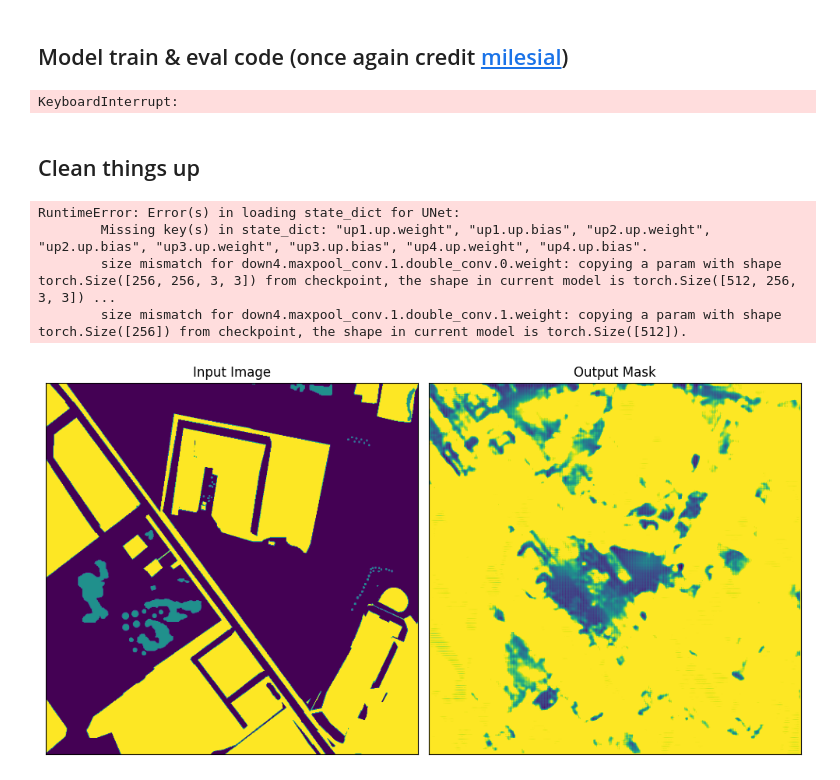
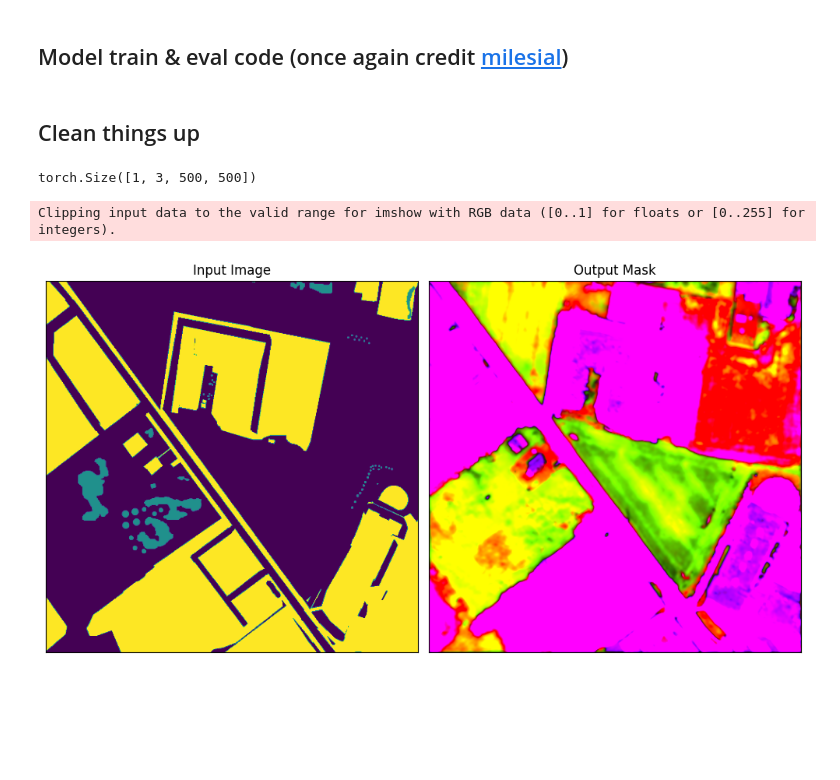
Before and after one commit to ULAS-HiPR/AI-utils, a Jupyter notebook: sznet/experiments/vanilla-unet.ipynb, the cells around one changed output. Drawn from its saved outputs; the diff is of its cells as text; code cells hidden in the pictures; blank space fills up the shorter version.

```diff
--- a/sznet/experiments/vanilla-unet.ipynb
+++ b/sznet/experiments/vanilla-unet.ipynb
@@ -553,74 +446,64 @@ def train_model(
             torch.save(state_dict, str(WEIGHTS_DIR + '/28_09__MULTICLASS_OUTPUT__{}_checkpoint_epoch{}.pth'.format(EXPERIMENT_NAME, epoch)))
             logging.info(f'Checkpoint {epoch} saved!')
 # %%
-from torch.optim import lr_scheduler
+# from torch.optim import lr_scheduler
 
-model = UNet(n_channels=3, n_classes=NUM_OF_CLASSES)
-model = model.to(memory_format=torch.channels_last)
+# model = UNet(n_channels=3, n_classes=NUM_OF_CLASSES)
+# model = model.to(memory_format=torch.channels_last)
 
-# model = model.to(TRAIN_DEVICE)
-# optimizer_ft = optim.Adam(model.parameters(), lr=1e-4)
+# logging.info(f'Network:\n'
+#                  f'\t{model.n_channels} input channels\n'
+#                  f'\t{model.n_classes} output channels (classes)\n')
+# model.to(device=TRAIN_DEVICE)
 
-# exp_lr_scheduler = lr_scheduler.StepLR(optimizer_ft, step_size=25, gamma=0.1)
-
-# model = train_model(model, optimizer_ft, exp_lr_scheduler, num_epochs=40)
-
-logging.info(f'Network:\n'
-                 f'\t{model.n_channels} input channels\n'
-                 f'\t{model.n_classes} output channels (classes)\n')
-model.to(device=TRAIN_DEVICE)
-
-train_model(
-            model=model,
-            epochs=10,
-            batch_size=BATCH_SIZE,
-            learning_rate=LEARNING_RATE,
-            device=TRAIN_DEVICE,
-            img_scale=0.5,
-            val_percent=0.1,
-            amp=False
-        )
+# train_model(
+#             model=model,
+#             epochs=10,
+#             batch_size=BATCH_SIZE,
+#             learning_rate=LEARNING_RATE,
+#             device=TRAIN_DEVICE,
+#             img_scale=0.5,
+#             val_percent=0.1,
+#             amp=False
+#         )
-# %% [output]
-KeyboardInterrupt:
 # %% [markdown]
 ## Clean things up
 # %%
-model = UNet(n_channels=3, n_classes=1, bilinear=False)
-model.load_state_dict(torch.load('/Users/conor/Development/AeroSoc/Payload/AI-utils/sznet/weights/vanilla_unet/19_09__unet_vanilla_checkpoint_epoch1.pth'))
-model.to(device)
+model = UNet(n_channels=3, n_classes=3, bilinear=True)
+model.load_state_dict(torch.load('/Users/conor/Development/AeroSoc/Payload/AI-utils/sznet/weights/vanilla_unet/28_09__MULTICLASS_OUTPUT__unet_vanilla_checkpoint_epoch1.pth'))
+model = model.to(device='cpu')
-# %% [output]
-RuntimeError: Error(s) in loading state_dict for UNet:
-        Missing key(s) in state_dict: "up1.up.weight", "up1.up.bias", "up2.up.weight", "up2.up.bias", "up3.up.weight", "up3.up.bias", "up4.up.weight", "up4.up.bias".
-        size mismatch for down4.maxpool_conv.1.double_conv.0.weight: copying a param with shape torch.Size([256, 256, 3, 3]) from checkpoint, the shape in current model is torch.Size([512, 256, 3, 3]) ...
-        size mismatch for down4.maxpool_conv.1.double_conv.1.weight: copying a param with shape torch.Size([256]) from checkpoint, the shape in current model is torch.Size([512]).
 # %%
-# img = np.load('/Users/conor/Development/AeroSoc/Payload/AI-utils/sznet/datasets/aerial_dataset.yolov8/.tmp_dataset_unet_vanilla/alina_139_jpg.rf.831ce983aa542955a40b555b51e86cb6__IMAGE__.npy')
 img = cv2.imread('/Users/conor/Development/AeroSoc/Payload/AI-utils/sznet/datasets/OpenEarthMap/images/wielkopolskie_16.tif')
-img = np.transpose(img, (500,500,3))
+img = np.transpose(img, (2,0,1))
 img = torch.tensor([img])
-img = img.to(device=device, dtype=torch.float32)
+img = img.to(device='cpu', dtype=torch.float32)
 mask = model(img)
 mask = Tensor.cpu(mask)
+# %%
+mask.shape
+# %% [output]
+torch.Size([1, 3, 500, 500])
 # %%
 fig, axs = plt.subplots(1, 2, figsize=(10, 10))
 
 # Plot the images on the subplots
 axs[0].imshow(cv2.imread('/Users/conor/Development/AeroSoc/Payload/AI-utils/sznet/datasets/OpenEarthMap/labels/wielkopolskie_16.tif', cv2.IMREAD_UNCHANGED))
 axs[0].set_title("Input Image")
 
-axs[1].imshow(np.rot90(mask.detach().numpy().reshape(500,500), 4))
+axs[1].imshow(mask.detach().numpy()[0,:,:,:].transpose(1,2,0))
 axs[1].set_title("Output Mask")
 
 
 # Remove the axis ticks and labels
 for ax in axs.flat:
     ax.set_xticks([])
     ax.set_yticks([])
 
 # Layout so plots do not overlap
 fig.tight_layout()
 
 # Show the plot
 plt.show()
 # %% [output]
+Clipping input data to the valid range for imshow with RGB data ([0..1] for floats or [0..255] for integers).
-[figure, old version]
+[figure, new version]
```
Also changed, not shown: parts of 5 cells of this notebook, 2 other files.
